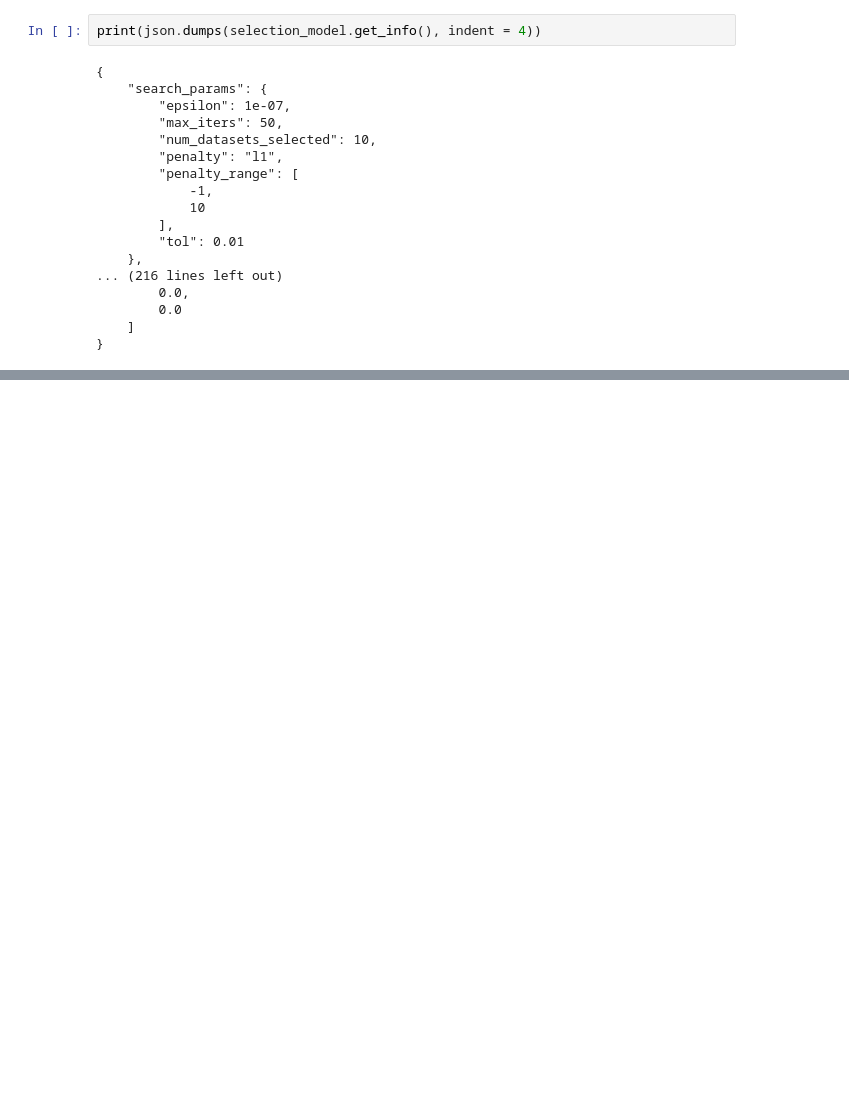
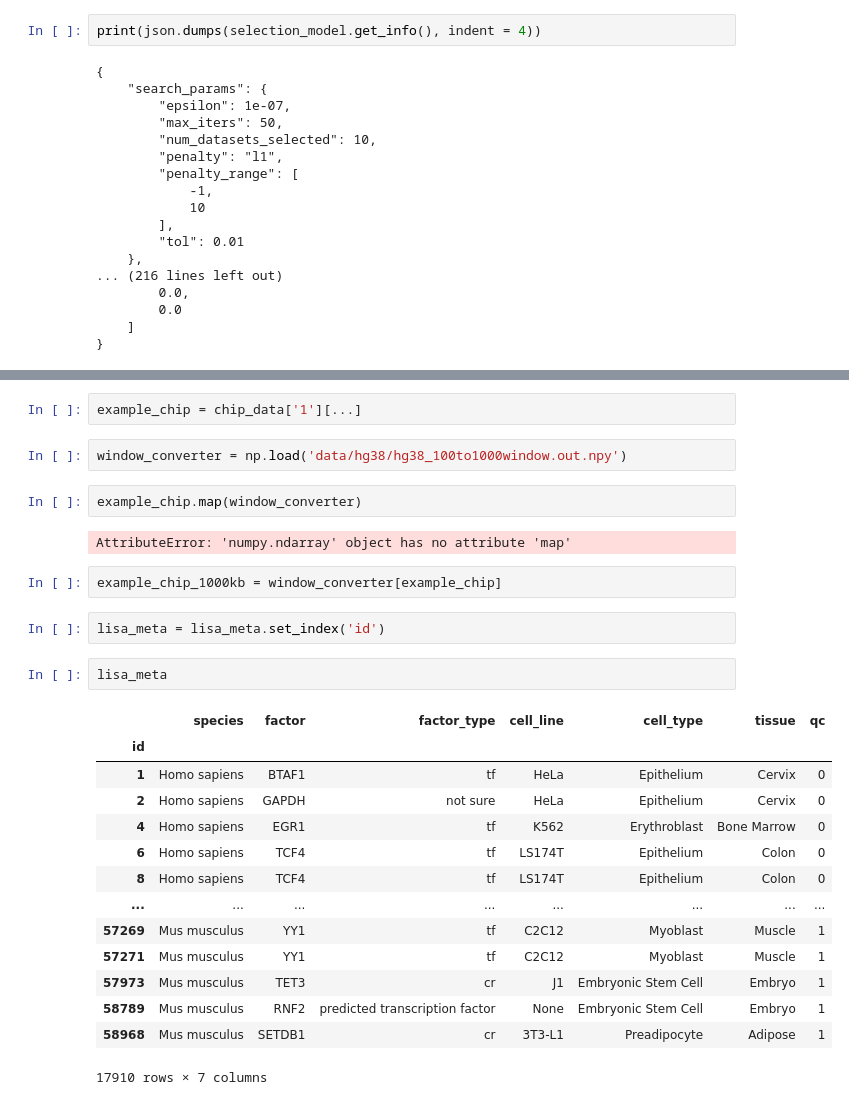
Before and after one commit to AllenWLynch/lisa, a Jupyter notebook: lisa_testing.ipynb, the cells around one changed output, grey strips where cells are left out. Drawn from its saved outputs; the diff is of its cells as text; blank space fills up the shorter version.

Commit message:
finished data reformatting function

```diff
--- a/lisa_testing.ipynb
+++ b/lisa_testing.ipynb
@@ -472,0 +375,29 @@ print(json.dumps(selection_model.get_info(), indent = 4))
+# %%
+example_chip = chip_data['1'][...]
+# %%
+window_converter = np.load('data/hg38/hg38_100to1000window.out.npy')
+# %%
+example_chip.map(window_converter)
+# %% [output]
+AttributeError: 'numpy.ndarray' object has no attribute 'map'
+# %%
+example_chip_1000kb = window_converter[example_chip]
+# %%
+lisa_meta = lisa_meta.set_index('id')
+# %%
+lisa_meta
+# %% [output]
+|  | species | factor | factor_type | cell_line | cell_type | tissue | qc |
+| id |  |  |  |  |  |  |  |
+| 1 | Homo sapiens | BTAF1 | tf | HeLa | Epithelium | Cervix | 0 |
+| 2 | Homo sapiens | GAPDH | not sure | HeLa | Epithelium | Cervix | 0 |
+| 4 | Homo sapiens | EGR1 | tf | K562 | Erythroblast | Bone Marrow | 0 |
+| 6 | Homo sapiens | TCF4 | tf | LS174T | Epithelium | Colon | 0 |
+| 8 | Homo sapiens | TCF4 | tf | LS174T | Epithelium | Colon | 0 |
+| ... | ... | ... | ... | ... | ... | ... | ... |
+| 57269 | Mus musculus | YY1 | tf | C2C12 | Myoblast | Muscle | 1 |
+| 57271 | Mus musculus | YY1 | tf | C2C12 | Myoblast | Muscle | 1 |
+| 57973 | Mus musculus | TET3 | cr | J1 | Embryonic Stem Cell | Embryo | 1 |
+| 58789 | Mus musculus | RNF2 | predicted transcription factor | None | Embryonic Stem Cell | Embryo | 1 |
+| 58968 | Mus musculus | SETDB1 | cr | 3T3-L1 | Preadipocyte | Adipose | 1 |
+17910 rows × 7 columns
```
Also changed, not shown: parts of 53 cells of this notebook, 4 other files.
